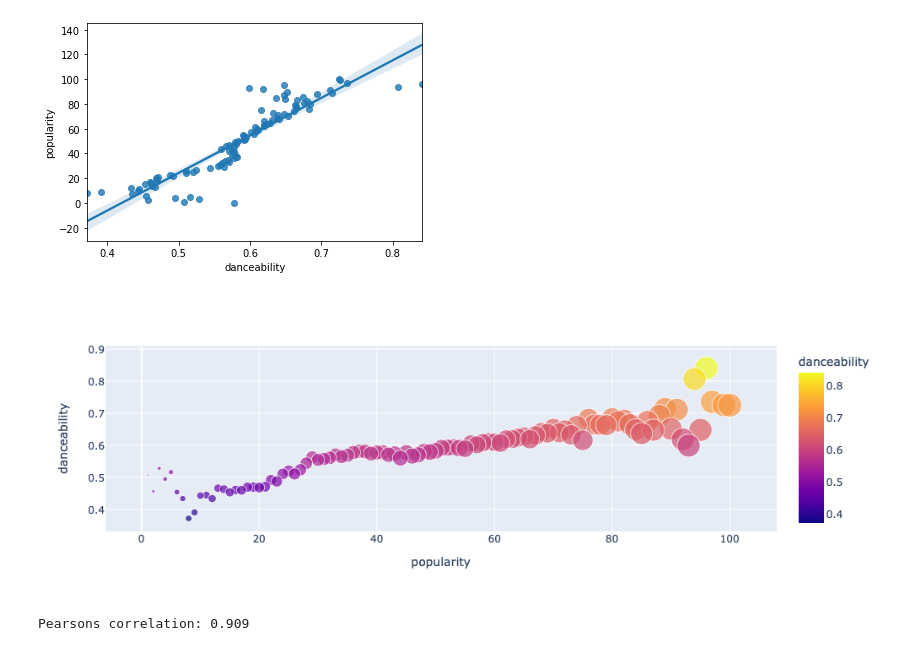
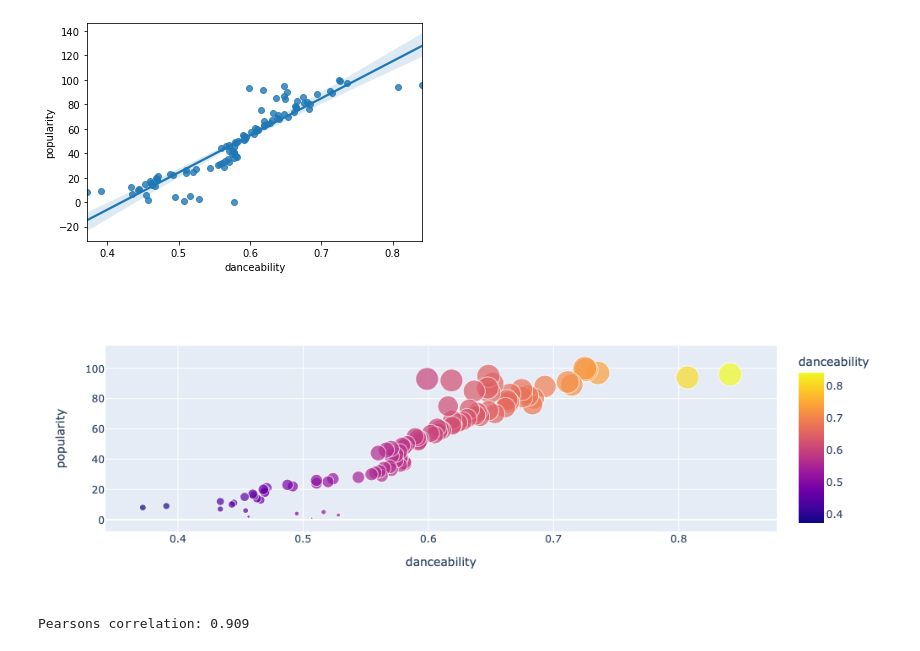
Before and after one commit to natihuri1/spotifyProject, a Jupyter notebook: spotifyProject.ipynb, the cells around one changed output. Drawn from its saved outputs; the diff is of its cells as text; code cells hidden in the pictures.

```diff
--- a/spotifyProject.ipynb
+++ b/spotifyProject.ipynb
@@ -48,4 +48,4 @@ time_signature       object
 valence             float64
 dtype: object
 # %%
-spotify_df.isnull().sum()
+spotify_df.drop('Unnamed: 0', axis=1, inplace=True)
@@ -177,10 +190,10 @@ sns.regplot(x='danceability', y='popularity', data=df_1)
 <AxesSubplot:xlabel='danceability', ylabel='popularity'>
 [figure]
 # %%
-fig2 = px.scatter(df_1, x="popularity", y="danceability", color="danceability",size='popularity')
+fig2 = px.scatter(df_1, x="danceability", y="popularity", color="danceability",size='popularity')
 fig2.show()
 # %% [output]
-[figure, old version]
+[figure, new version]
 # %%
 data1 = df_1['popularity']
 data2 = df_1['danceability']
```
Also changed, not shown: parts of 15 cells of this notebook.
